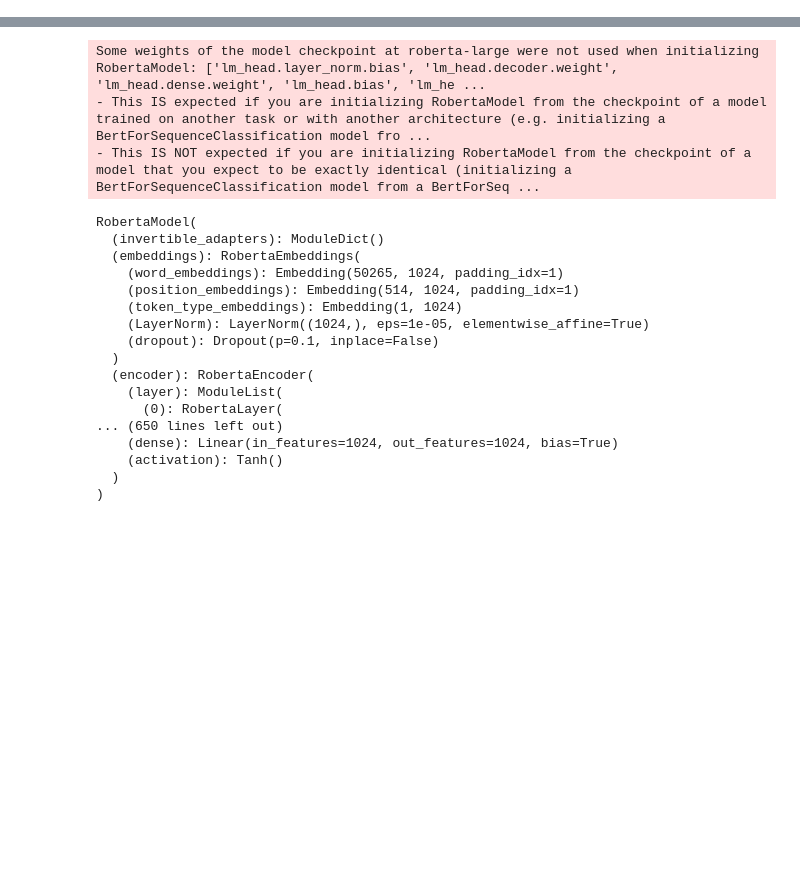
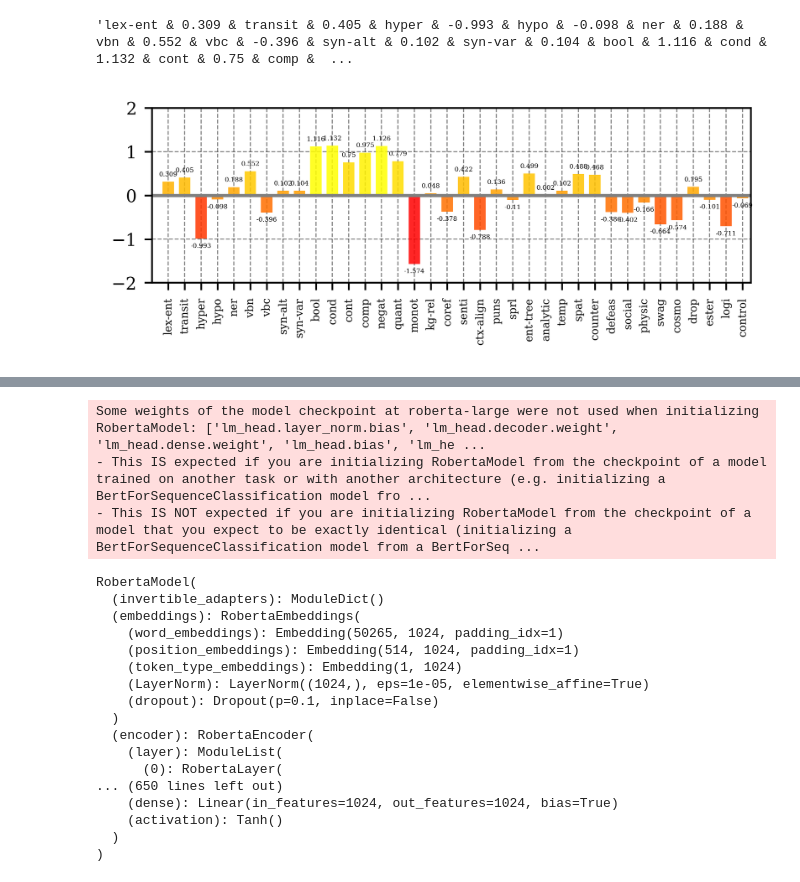
Before and after one commit to eric11eca/curriculum-ling, a Jupyter notebook: performance_plot.ipynb, the cells around one changed output, grey strips where cells are left out. Cells and saved outputs as stored; diff of their text form; code cells hidden in the pictures; blank space fills up the shorter version.

```diff
--- a/performance_plot.ipynb
+++ b/performance_plot.ipynb
@@ -143,6 +144,41 @@ acc_list_glue = read_accuracy_jiant(task_names)
 
 acc_glue_category = [read_accuracy_jiant(category) for category in curriculum_tasks]
 acc_glue_avg = [sum(category) / (len(category) - category.count(0)) for category in acc_glue_category]
+# %%
+v_info = py_io.read_json("./curriculum_v_info.json")
+difficulty = []
+line = ""
+for task in task_names:
+  v = round(v_info[name_convert.get(task, task)], 3)
+  line += f"{task} & {v} & "
+line
+# %% [output]
+'lex-ent & 0.309 & transit & 0.405 & hyper & -0.993 & hypo & -0.098 & ner & 0.188 & vbn & 0.552 & vbc & -0.396 & syn-alt & 0.102 & syn-var & 0.104 & bool & 1.116 & cond & 1.132 & cont & 0.75 & comp &  ...
+# %%
+x = np.arange(len(task_names))
+width = 0.7
+
+my_cmap = plt.get_cmap("autumn")
+rescale = lambda y: (y - np.min(y)) / (np.max(y) - np.min(y))
+
+with plt.style.context(['ieee', 'grid']):
+  fig = plt.figure(figsize=(5, 1.5))
+  ax = fig.add_subplot(111)
+
+  rect = ax.bar(x, difficulty, width, alpha=0.85, color=my_cmap(rescale(difficulty)))
+  ax.bar_label(rect, padding=2, fontsize=3)
+
+  ax.set_xticks(x)
+  plt.xticks(rotation = 90)
+  ax.set_xticklabels(task_names, fontsize=5)
+  ax.axhline(0, color='grey', linewidth=1.5)
+  ax.autoscale(tight=True)
+  ax.set_xlim([-1, 35.5])
+  ax.set_ylim([-2, 2])
+
+  fig.savefig(f'./plots/curriculum_v_info.pdf', bbox_inches='tight')
+# %% [output]
+[figure, added]
 # %%
 x = np.arange(len(task_names))
 width = 0.2
```
Also changed, not shown: parts of 11 cells of this notebook, 2 other files.
